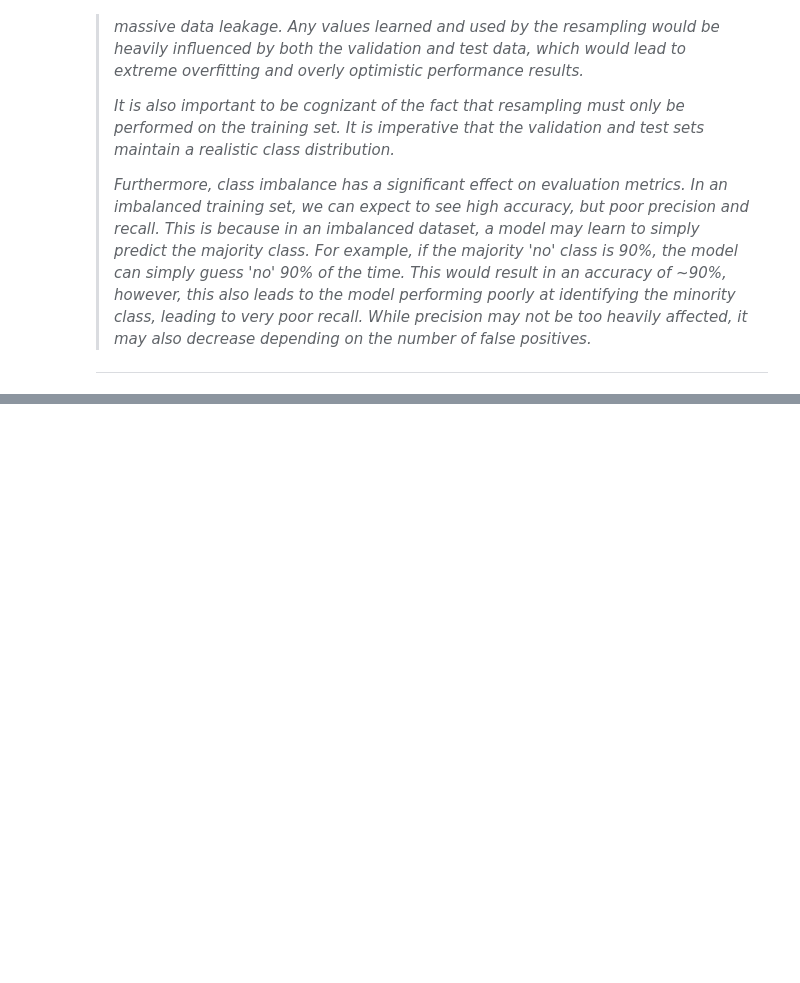
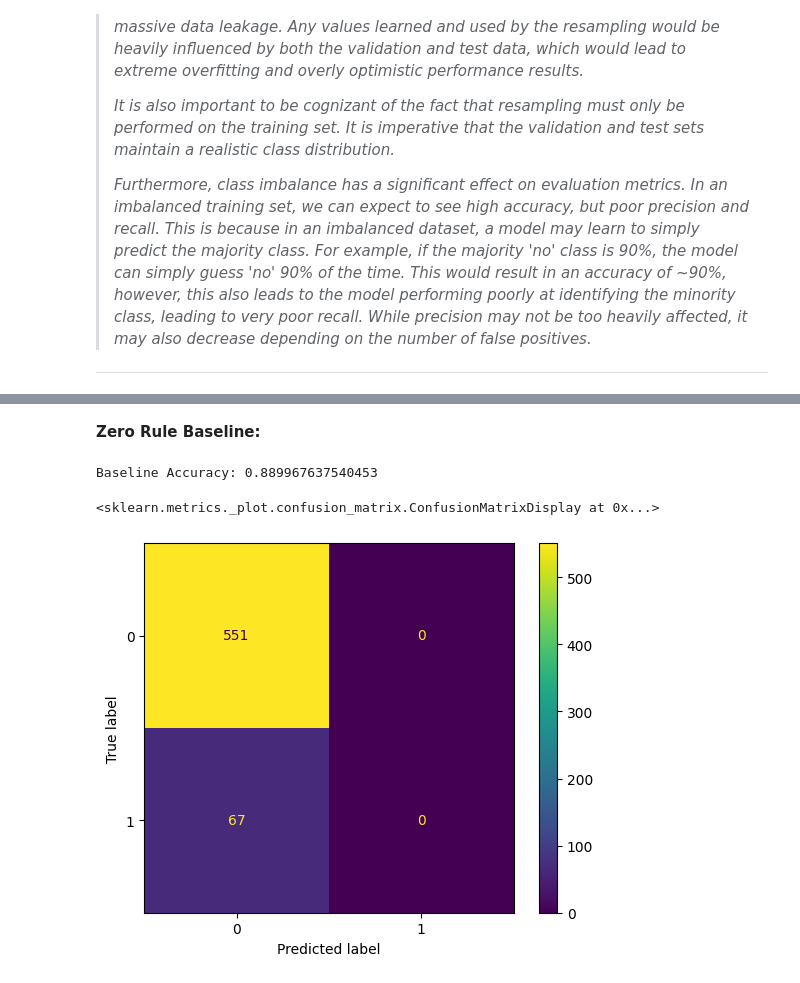
Before and after one commit to xanman04/ML-fundamentals-2026, a Jupyter notebook: assignment_1_Xander_Chen.ipynb, the cells around one changed output, grey strips where cells are left out. Drawn from its saved outputs; the diff is of its cells as text; code cells hidden in the pictures; blank space fills up the shorter version.

```diff
--- a/assignment_1_Xander_Chen.ipynb
+++ b/assignment_1_Xander_Chen.ipynb
@@ -767,0 +928,11 @@ Name: proportion, dtype: float64
+# %% [markdown]
+**Zero Rule Baseline:**
+# %%
+zero_rule = y_val.value_counts(normalize=True).max()
+print(f"Baseline Accuracy: {zero_rule}")
+cm = confusion_matrix(y_test, ["no"] * len(y_test))
+ConfusionMatrixDisplay(confusion_matrix=cm).plot()
+# %% [output]
+Baseline Accuracy: 0.889967637540453
+<sklearn.metrics._plot.confusion_matrix.ConfusionMatrixDisplay at 0x...>
+[figure, added]
```
Also changed, not shown: parts of 19 cells of this notebook.
